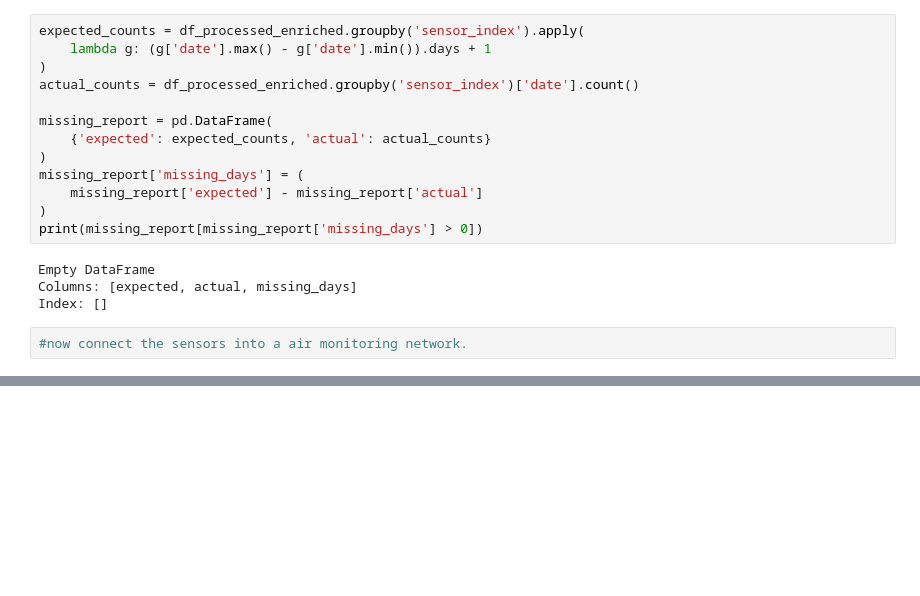
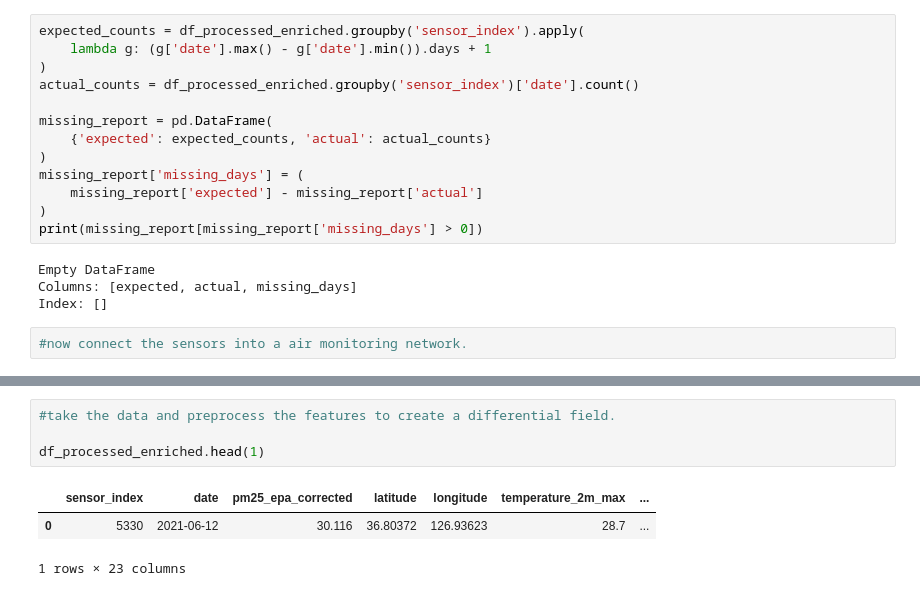
Before and after one commit to moundong19/Korea-Research, a Jupyter notebook: korea_network_construction.ipynb, the cells around one changed output, grey strips where cells are left out. Drawn from its saved outputs; the diff is of its cells as text; blank space fills up the shorter version.

```diff
--- a/korea_network_construction.ipynb
+++ b/korea_network_construction.ipynb
@@ -40,0 +328,8 @@ Index: []
+# %%
+#take the data and preprocess the features to create a differential field.
+
+df_processed_enriched.head(1)
+# %% [output]
+|  | sensor_index | date | pm25_epa_corrected | latitude | longitude | temperature_2m_max | ... |
+| 0 | 5330 | 2021-06-12 | 30.116 | 36.80372 | 126.93623 | 28.7 | ... |
+1 rows × 23 columns
```
Also changed, not shown: parts of 10 cells of this notebook.
